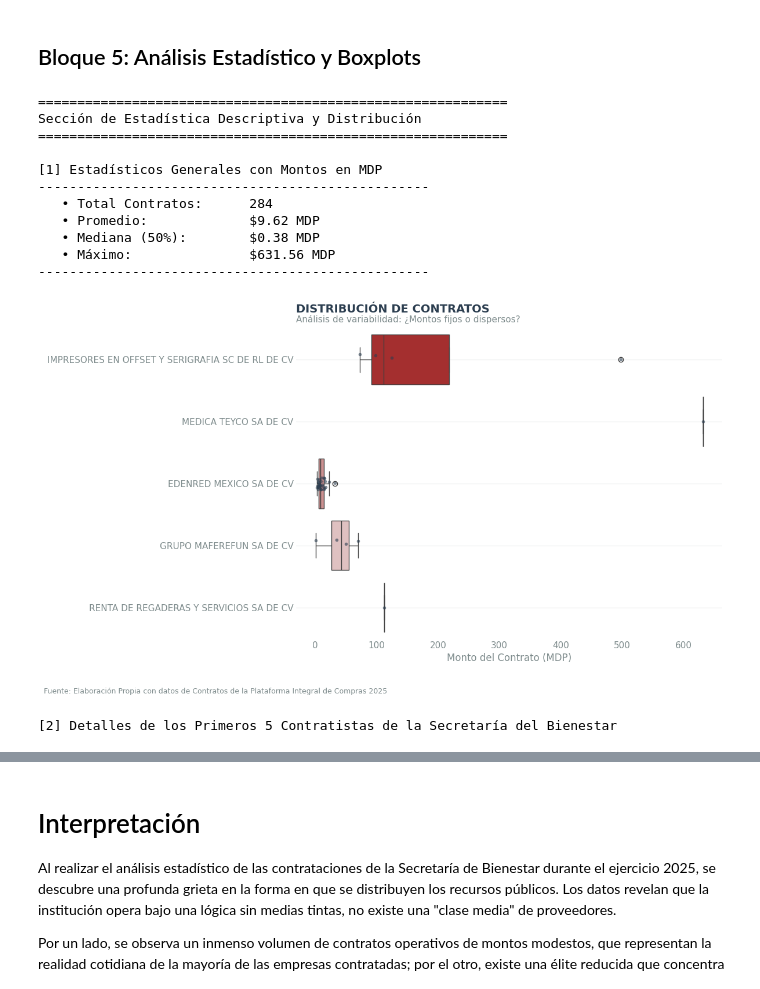
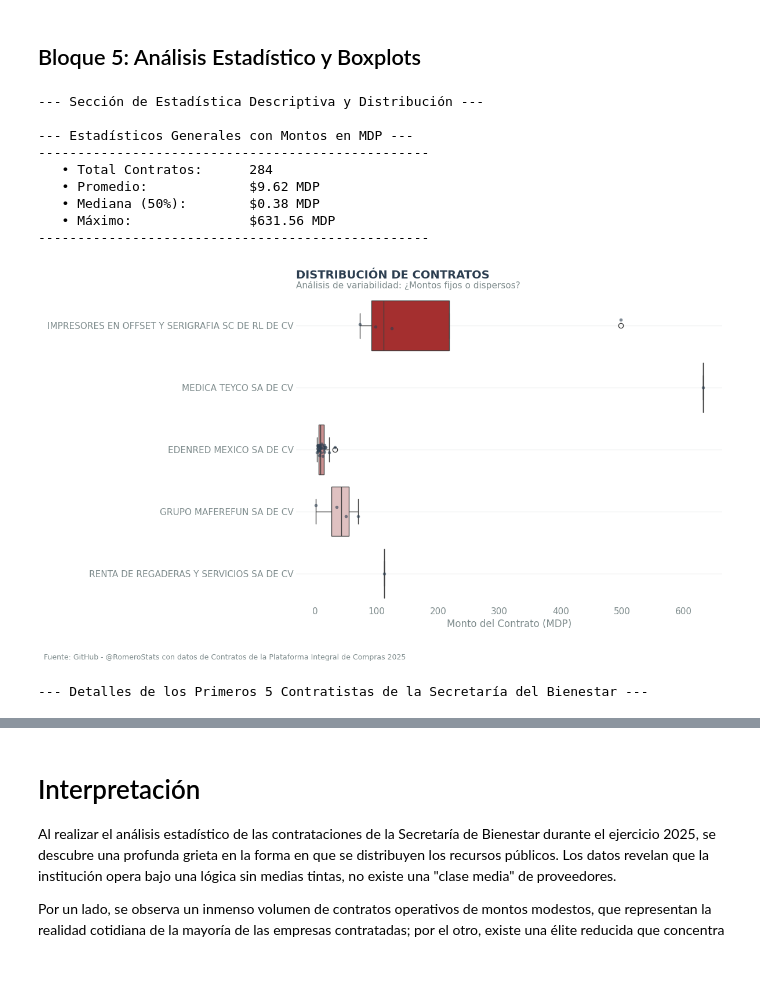
Before and after one commit to RomeroStats/welfare-spending-analysis-2025, a Jupyter notebook: Análisis_Contratos_Bienestar_2025.ipynb, the cells around one changed output, grey strips where cells are left out. Saved outputs shown, nothing was run; the diff lists cells and outputs as text; code cells hidden in the pictures.

```diff
--- a/Análisis_Contratos_Bienestar_2025.ipynb
+++ b/Análisis_Contratos_Bienestar_2025.ipynb
@@ -265,9 +264,8 @@ Detalles del Gasto en el Mes de Abril
 ## Bloque 5: Análisis Estadístico y Boxplots
 # %%
 # Análisis Estadístico y Boxplots
-print("\n" + "="*60)
-print("Sección de Estadística Descriptiva y Distribución")
-print("="*60)
+
+print("\n--- Sección de Estadística Descriptiva y Distribución ---")
 
 if 'df_analisis' in locals() and not df_analisis.empty:
 
@@ -275,7 +273,7 @@ if 'df_analisis' in locals() and not df_analisis.empty:
     datos_monto = df_analisis['Monto_MDP']
     stats_desc = datos_monto.describe(percentiles=[.25, .5, .75, .90, .99])
 
-    print(f"\n[1] Estadísticos Generales con Montos en MDP")
+    print(f"\n--- Estadísticos Generales con Montos en MDP ---")
     print("-" * 50)
     print(f"   • Total Contratos:      {stats_desc['count']:,.0f}")
     print(f"   • Promedio:             ${stats_desc['mean']:,.2f} MDP")
@@ -292,41 +290,39 @@ if 'df_analisis' in locals() and not df_analisis.empty:
                           order=top_5_nombres, palette=generar_escala_roja(5))
 
     sns.stripplot(data=df_top5, x='Monto_MDP', y='Proveedor o contratista',
                   order=top_5_nombres, color='#2C3E50', alpha=0.6, size=4, jitter=True)
 
     estilo_base(ax_box, "Distribución de Contratos", "Análisis de variabilidad: ¿Montos fijos o dispersos?")
     plt.xlabel('Monto del Contrato (MDP)')
     plt.ylabel('')
     plt.tight_layout()
     plt.savefig('visual_boxplot_top5.png', dpi=300)
-    plt.figtext(0.01, 0.01, "Fuente: Elaboración Propia con datos de Contratos de la Plataforma Integral de Compras 2025", ha='left', va='bottom', fontsize=9, color='#7F8C8D')
+    plt.figtext(0.01, 0.01, "Fuente: GitHub - @RomeroStats con datos de Contratos de la Plataforma Integral de Compras 2025", ha='left', va='bottom', fontsize=9, color='#7F8C8D')
     plt.subplots_adjust(bottom=0.15)
     plt.show()
 
     # Tabla
     # Se agrupa por Proveedor y Tipo de Procedimiento para ver cómo se les adjudicó
     tabla_top5 = df_top5.groupby(['Proveedor o contratista', 'Tipo Procedimiento'])['Monto_MDP'].agg(
         ['count', 'sum', 'mean', 'median', 'max', 'std']
     ).sort_values(by='sum', ascending=False) # Ordenamos por monto total para mantener el orden
 
     tabla_top5.columns = ['# Contratos', 'Monto Total', 'Promedio', 'Mediana', 'Max Contrato', 'Desv. Std']
-    print(f"\n[2] Detalles de los Primeros 5 Contratistas de la Secretaría del Bienestar")
+    print(f"\n--- Detalles de los Primeros 5 Contratistas de la Secretaría del Bienestar ---")
 
     display(tabla_top5.style.format("{:,.2f}"))
 # %% [output]
-============================================================
-Sección de Estadística Descriptiva y Distribución
-============================================================
+--- Sección de Estadística Descriptiva y Distribución ---
 
-[1] Estadísticos Generales con Montos en MDP
+--- Estadísticos Generales con Montos en MDP ---
 --------------------------------------------------
    • Total Contratos:      284
    • Promedio:             $9.62 MDP
    • Mediana (50%):        $0.38 MDP
    • Máximo:               $631.56 MDP
 --------------------------------------------------
-[figure, old version]
+[figure, new version]
-[2] Detalles de los Primeros 5 Contratistas de la Secretaría del Bienestar
+--- Detalles de los Primeros 5 Contratistas de la Secretaría del Bienestar ---
 |  |  | # Contratos | Monto Total | Promedio | Mediana | Max Contrato | Desv. Std |
 | Proveedor o contratista | Tipo Procedimiento |  |  |  |  |  |  |
 | MEDICA TEYCO SA DE CV | ADJUDICACIÓN DIRECTA POR ADJUDICA... | 1.00 | 631.56 | 631.56 | 631.56 | 631.56 | nan |
```
Also changed, not shown: parts of 10 cells of this notebook.
